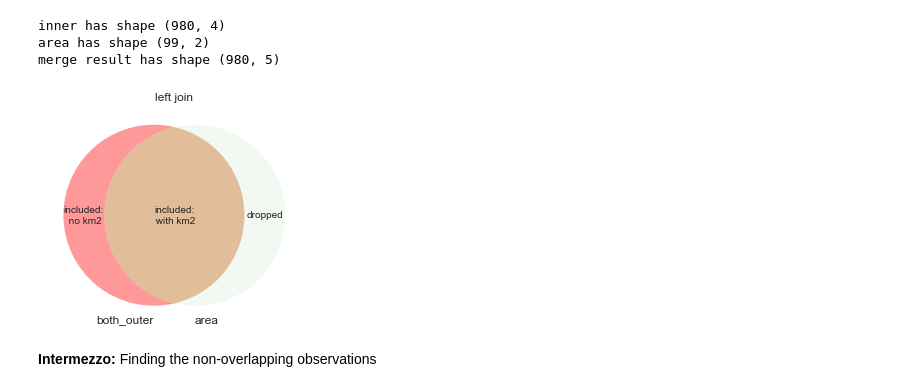
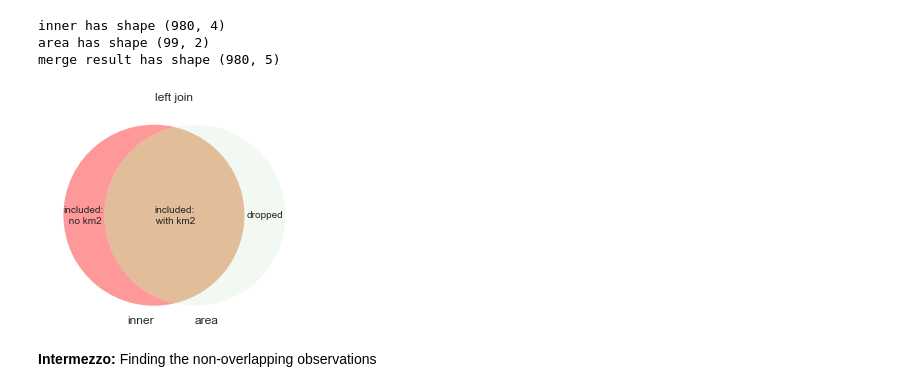
Before and after one commit to NumEconCopenhagen/lectures-2020, a Jupyter notebook: web/08/Basic_data_analysis.ipynb, the cells around one changed output. Saved outputs shown, nothing was run; the diff lists cells and outputs as text; code cells hidden in the pictures.

```diff
--- a/web/08/Basic_data_analysis.ipynb
+++ b/web/08/Basic_data_analysis.ipynb
@@ -213,14 +213,14 @@ area has shape (99, 2)
 merge result has shape (980, 5)
 # %%
 plt.figure()
-v = venn2(subsets = (4, 4, 10), set_labels = ('both_outer', 'area'))
+v = venn2(subsets = (4, 4, 10), set_labels = ('inner', 'area'))
 v.get_label_by_id('100').set_text('included:\n no km2');
 v.get_label_by_id('010').set_text('dropped'); v.get_patch_by_id('010').set_alpha(0.05)
 v.get_label_by_id('110').set_text('included:\n with km2')
 plt.title('left join')
 plt.show()
 # %% [output]
-[figure, old version]
+[figure, new version]
 # %% [markdown]
 **Intermezzo:** Finding the non-overlapping observations
 # %%
```
Also changed, not shown: 1 other file.
